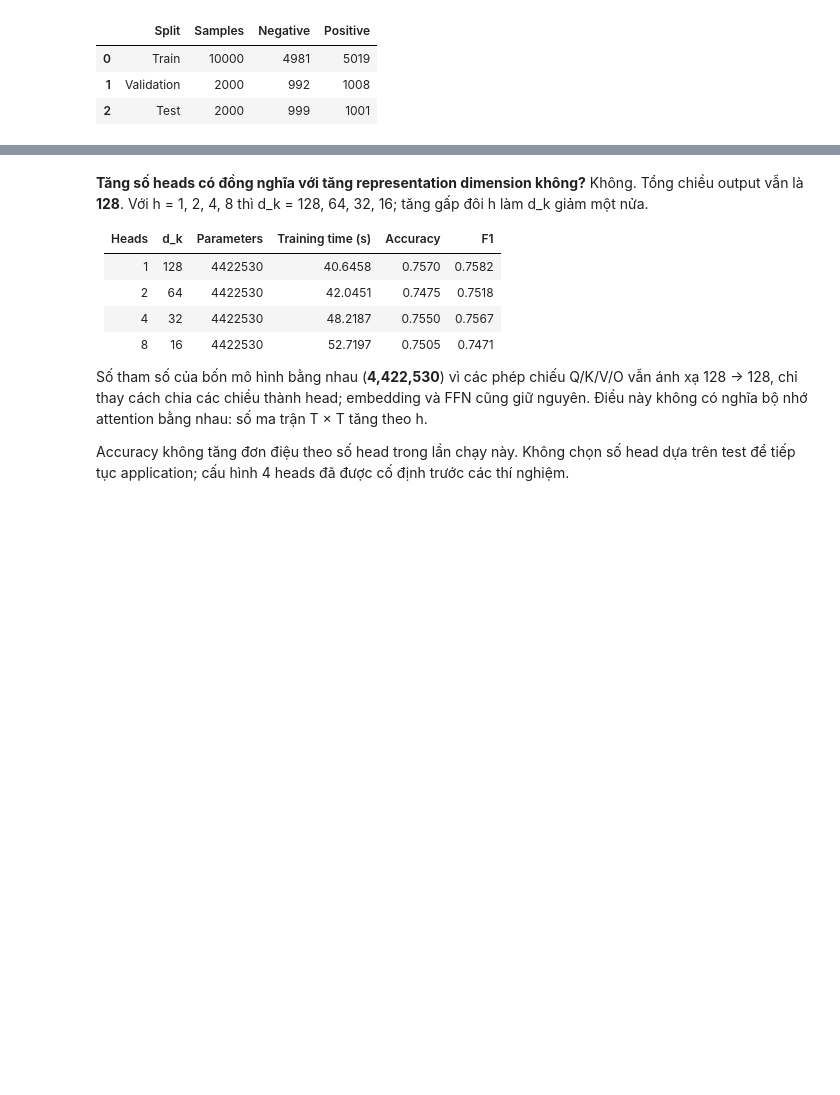
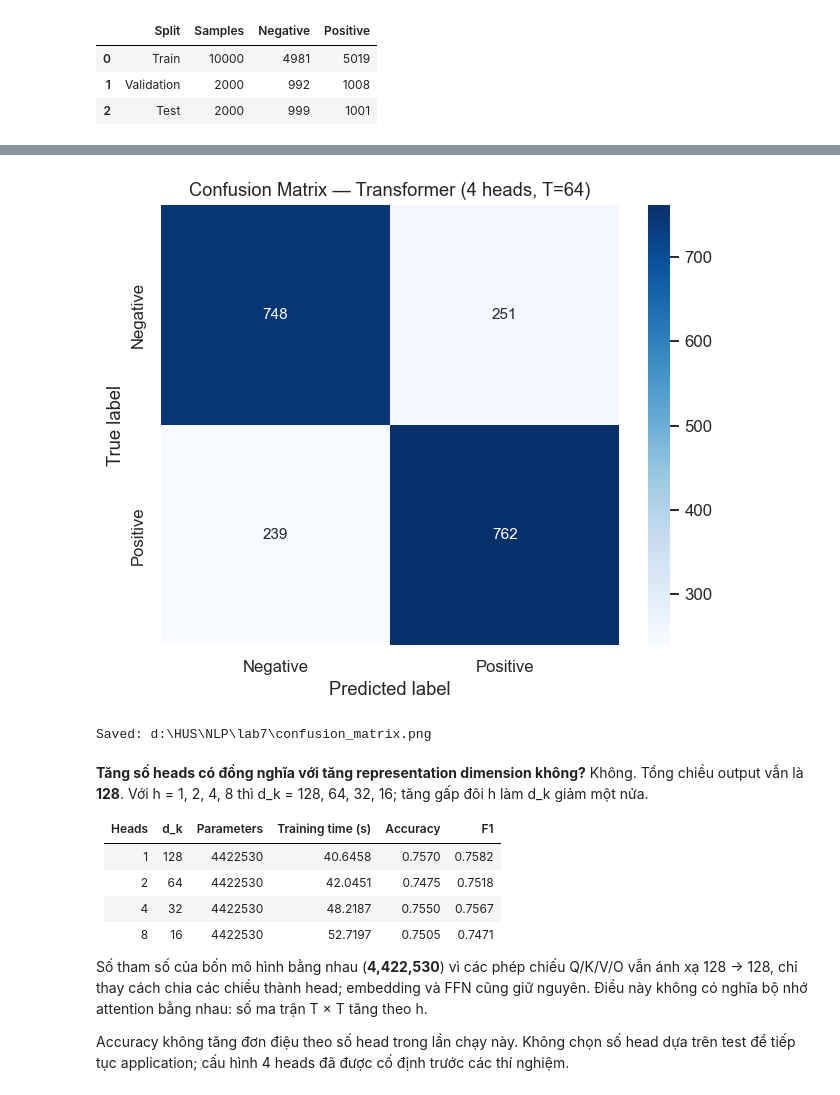
Before and after one commit to jackfruit06/HUS---NLP2026, a Jupyter notebook: lab7/transformer_classification.ipynb, the cells around one changed output, grey strips where cells are left out. Cells and saved outputs as stored; diff of their text form; code cells hidden in the pictures; blank space fills up the shorter version.

```diff
--- a/lab7/transformer_classification.ipynb
+++ b/lab7/transformer_classification.ipynb
@@ -491,3 +434,43 @@ Transformer-h8-T64-mean | epoch 5/5 | train=0.1311 | valid=0.8055
+# %%
+# Visualize Confusion Matrix
+cm = confusion_matrix(
+    base_run["true"],
+    base_run["pred"],
+    labels=[0, 1]
+)
+
+fig, ax = plt.subplots(figsize=(6, 5))
+
+sns.heatmap(
+    cm,
+    annot=True,
+    fmt="d",
+    cmap="Blues",
+    xticklabels=["Negative", "Positive"],
+    yticklabels=["Negative", "Positive"],
+    ax=ax
+)
+
+ax.set_title(
+    "Confusion Matrix — Transformer (4 heads, T=64)"
+)
+ax.set_xlabel("Predicted label")
+ax.set_ylabel("True label")
+
+fig.tight_layout()
+fig.savefig(
+    LAB_DIR / "confusion_matrix.png",
+    dpi=200,
+    bbox_inches="tight"
+)
+
+plt.show()
+plt.close(fig)
+
+print("Saved:", LAB_DIR / "confusion_matrix.png")
+# %% [output]
+[figure, added]
+Saved: d:\HUS\NLP\lab7\confusion_matrix.png
 # %% [markdown]
 **Tăng số heads có đồng nghĩa với tăng representation dimension không?** Không. Tổng chiều output vẫn là **128**. Với h = 1, 2, 4, 8 thì d_k = 128, 64, 32, 16; tăng gấp đôi h làm d_k giảm một nửa.
 
```
Also changed, not shown: parts of 30 cells of this notebook, 10 other files.
